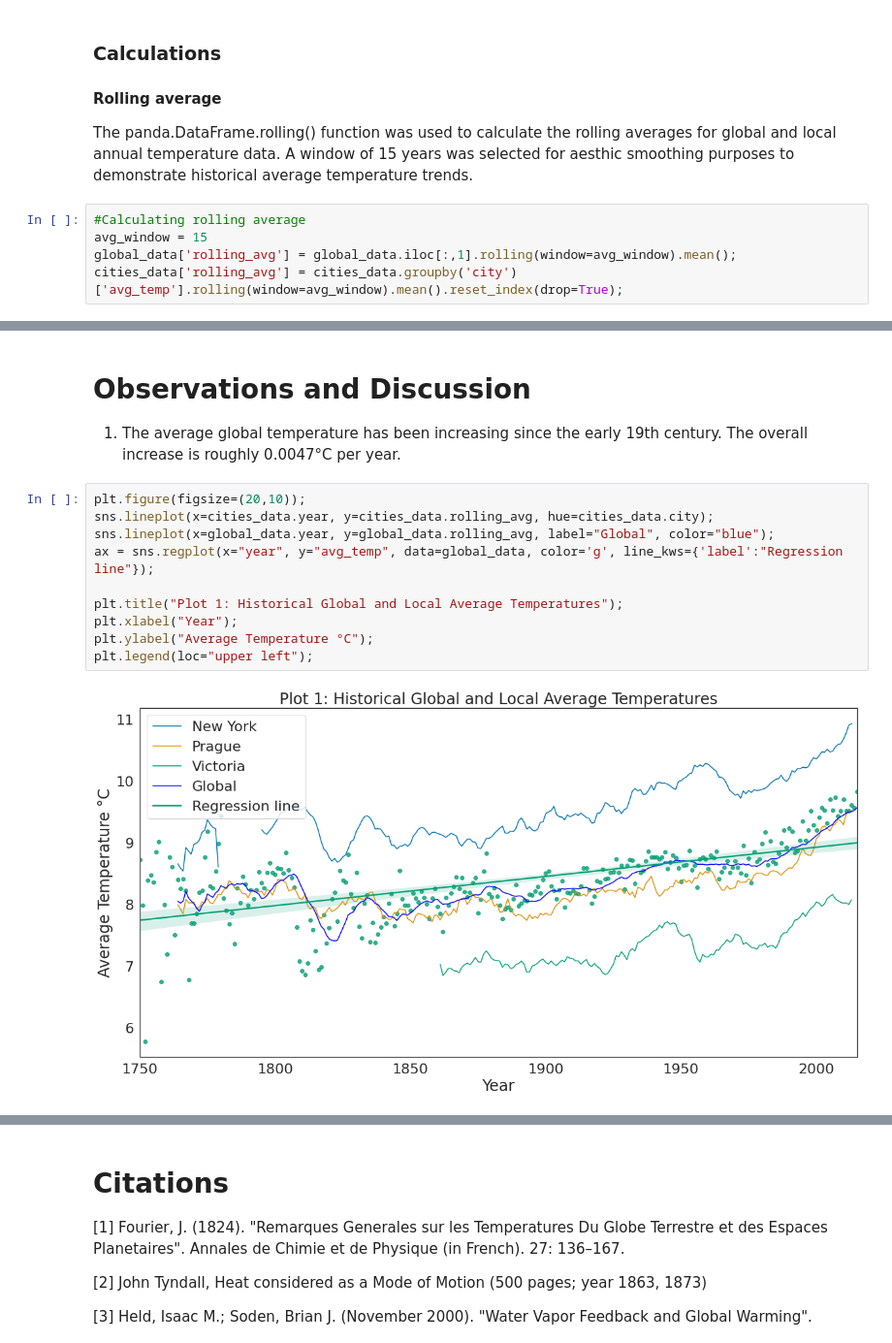
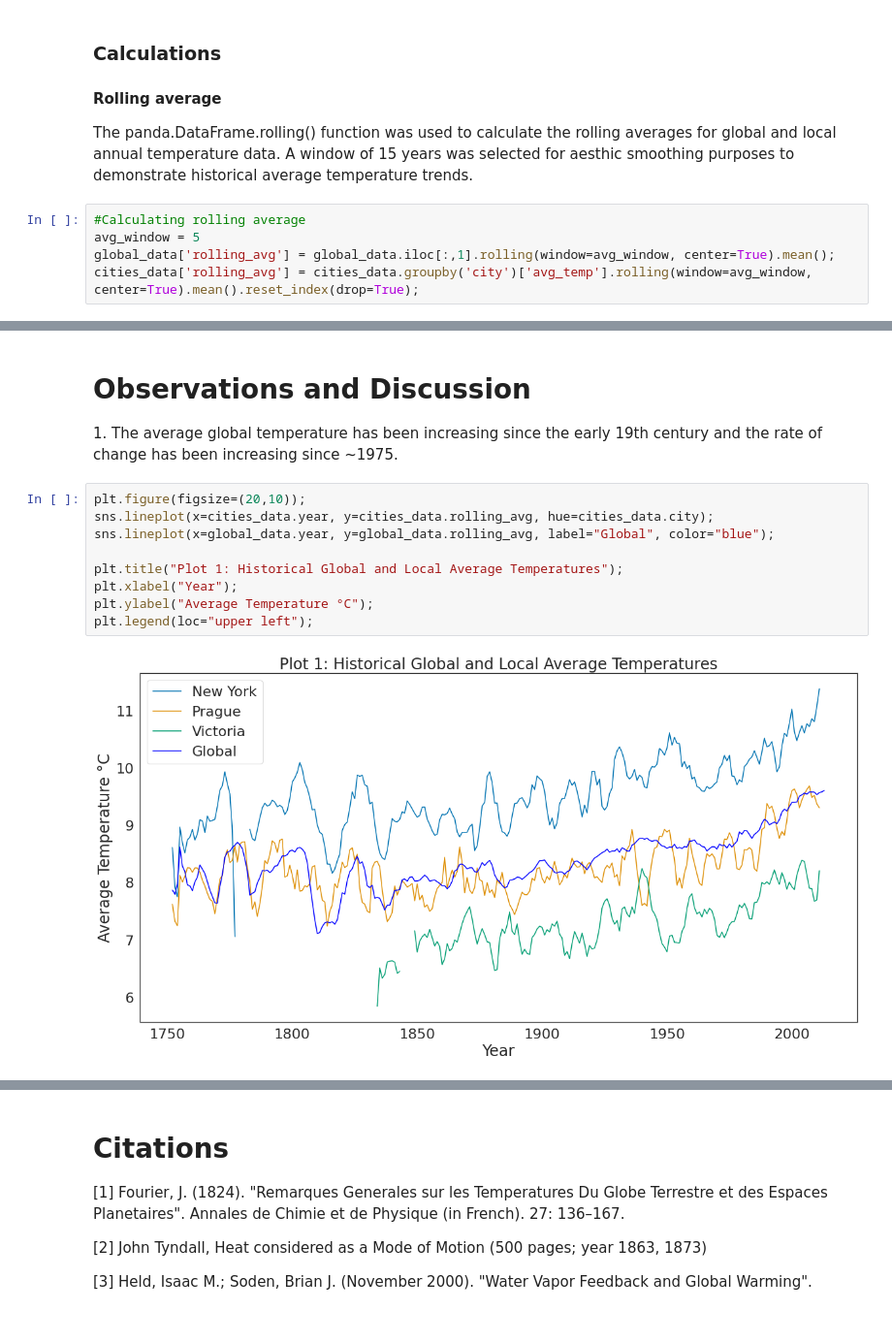
Before and after one commit to Samosaurus/Weather-Trends, a Jupyter notebook: weatherTrends.ipynb, the cells around one changed output, grey strips where cells are left out. Shown at 97% size. Drawn from its saved outputs; the diff is of its cells as text.

```diff
--- a/weatherTrends.ipynb
+++ b/weatherTrends.ipynb
@@ -44,8 +44,8 @@ The following line chart was created from global and local historical temperatur
 The panda.DataFrame.rolling() function was used to calculate the rolling averages for global and local annual temperature data. A window of 15 years was selected for aesthic smoothing purposes to demonstrate historical average temperature trends.
 # %%
 #Calculating rolling average
-avg_window = 15
-global_data['rolling_avg'] = global_data.iloc[:,1].rolling(window=avg_window).mean();
-cities_data['rolling_avg'] = cities_data.groupby('city')['avg_temp'].rolling(window=avg_window).mean().reset_index(drop=True);
+avg_window = 5
+global_data['rolling_avg'] = global_data.iloc[:,1].rolling(window=avg_window, center=True).mean();
+cities_data['rolling_avg'] = cities_data.groupby('city')['avg_temp'].rolling(window=avg_window, center=True).mean().reset_index(drop=True);
 # %% [markdown]
 #### Rate and Correlation Coefficient
@@ -62,15 +87,14 @@ The correlation coefficient between the average Global temperature data and the
 # %% [markdown]
 # Observations and Discussion
-1. The average global temperature has been increasing since the early 19th century. The overall increase is roughly 0.0047°C per year.
+1\. The average global temperature has been increasing since the early 19th century and the rate of change has been increasing since ~1975.
 # %%
 plt.figure(figsize=(20,10));
 sns.lineplot(x=cities_data.year, y=cities_data.rolling_avg, hue=cities_data.city);
 sns.lineplot(x=global_data.year, y=global_data.rolling_avg, label="Global", color="blue");
-ax = sns.regplot(x="year", y="avg_temp", data=global_data, color='g', line_kws={'label':"Regression line"});
 
 plt.title("Plot 1: Historical Global and Local Average Temperatures");
 plt.xlabel("Year");
 plt.ylabel("Average Temperature °C");
 plt.legend(loc="upper left");
 # %% [output]
-[figure, old version]
+[figure, new version]
```
Also changed, not shown: parts of 11 cells of this notebook.
